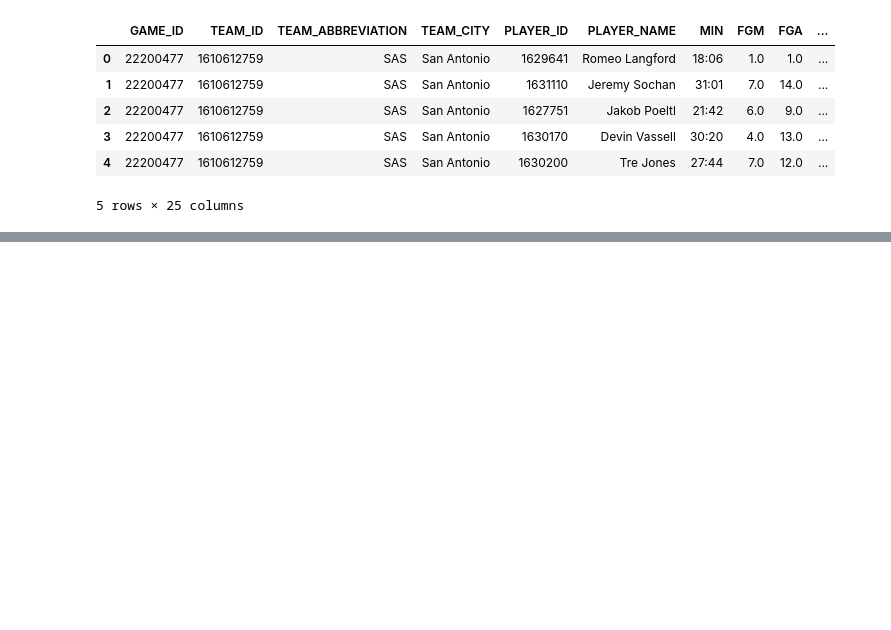
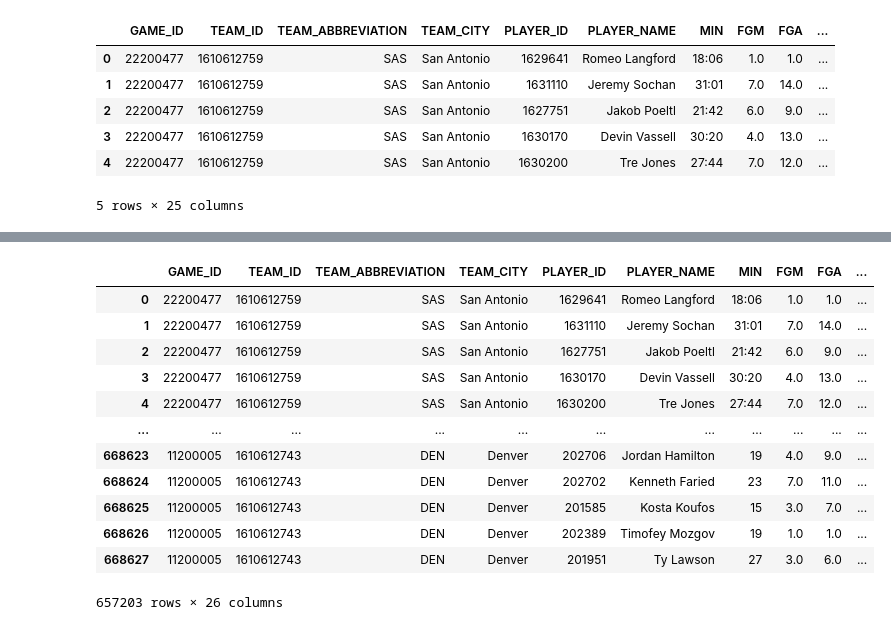
Before and after one commit to shnkreddy98/NBA-Stats-App, a Jupyter notebook: DataCleaning&LoadingintoSQL.ipynb, the cells around one changed output, grey strips where cells are left out. Drawn from its saved outputs; the diff is of its cells as text; code cells hidden in the pictures; blank space fills up the shorter version.

```diff
--- a/DataCleaning&LoadingintoSQL.ipynb
+++ b/DataCleaning&LoadingintoSQL.ipynb
@@ -489 +691,23 @@ games_details["seconds"] = games_details.MIN.apply(lambda x: convert_to_sec(x))
+# %%
+df_all = games_details.merge(games.drop_duplicates(), on=['GAME_ID'],
+                   how='left', indicator=True)
+data = df_all[df_all['_merge'] == 'left_only']["GAME_ID"].unique()
+# %%
+new_games_details = games_details[~games_details['GAME_ID'].isin(data)]
+# %%
+new_games_details
+# %% [output]
+|  | GAME_ID | TEAM_ID | TEAM_ABBREVIATION | TEAM_CITY | PLAYER_ID | PLAYER_NAME | MIN | FGM | FGA | ... |
+| 0 | 22200477 | 1610612759 | SAS | San Antonio | 1629641 | Romeo Langford | 18:06 | 1.0 | 1.0 | ... |
+| 1 | 22200477 | 1610612759 | SAS | San Antonio | 1631110 | Jeremy Sochan | 31:01 | 7.0 | 14.0 | ... |
+| 2 | 22200477 | 1610612759 | SAS | San Antonio | 1627751 | Jakob Poeltl | 21:42 | 6.0 | 9.0 | ... |
+| 3 | 22200477 | 1610612759 | SAS | San Antonio | 1630170 | Devin Vassell | 30:20 | 4.0 | 13.0 | ... |
+| 4 | 22200477 | 1610612759 | SAS | San Antonio | 1630200 | Tre Jones | 27:44 | 7.0 | 12.0 | ... |
+| ... | ... | ... | ... | ... | ... | ... | ... | ... | ... | ... |
+| 668623 | 11200005 | 1610612743 | DEN | Denver | 202706 | Jordan Hamilton | 19 | 4.0 | 9.0 | ... |
+| 668624 | 11200005 | 1610612743 | DEN | Denver | 202702 | Kenneth Faried | 23 | 7.0 | 11.0 | ... |
+| 668625 | 11200005 | 1610612743 | DEN | Denver | 201585 | Kosta Koufos | 15 | 3.0 | 7.0 | ... |
+| 668626 | 11200005 | 1610612743 | DEN | Denver | 202389 | Timofey Mozgov | 19 | 1.0 | 1.0 | ... |
+| 668627 | 11200005 | 1610612743 | DEN | Denver | 201951 | Ty Lawson | 27 | 3.0 | 6.0 | ... |
+657203 rows × 26 columns
 # %%
```
Also changed, not shown: parts of 42 cells of this notebook, 2 other files.
